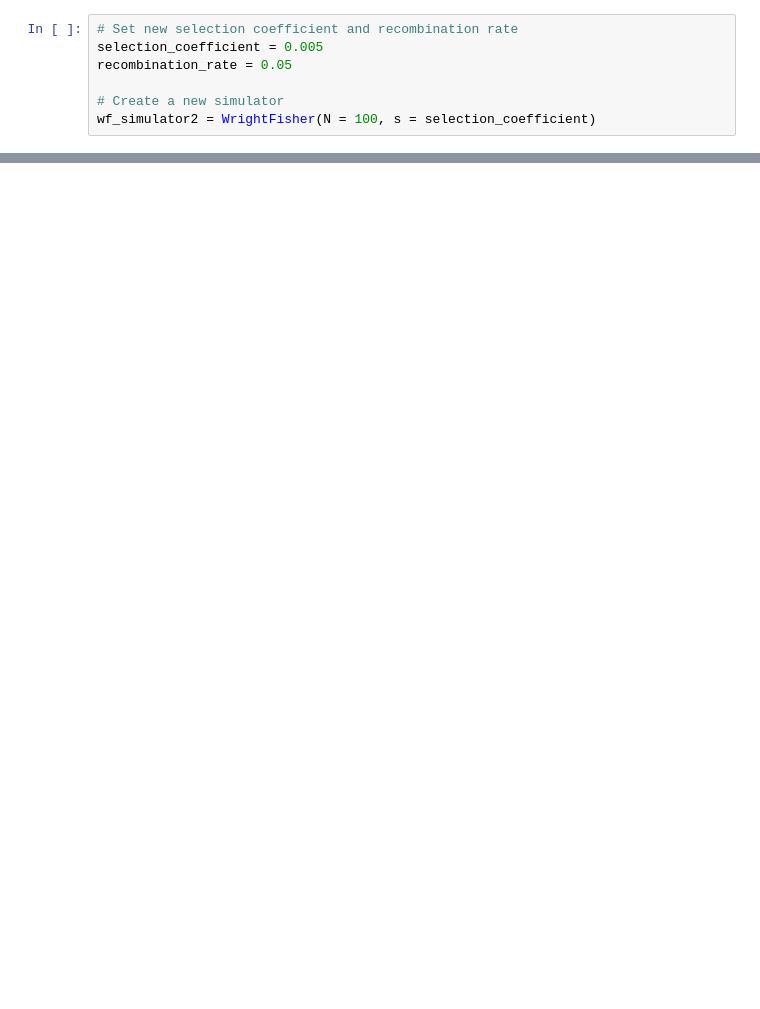
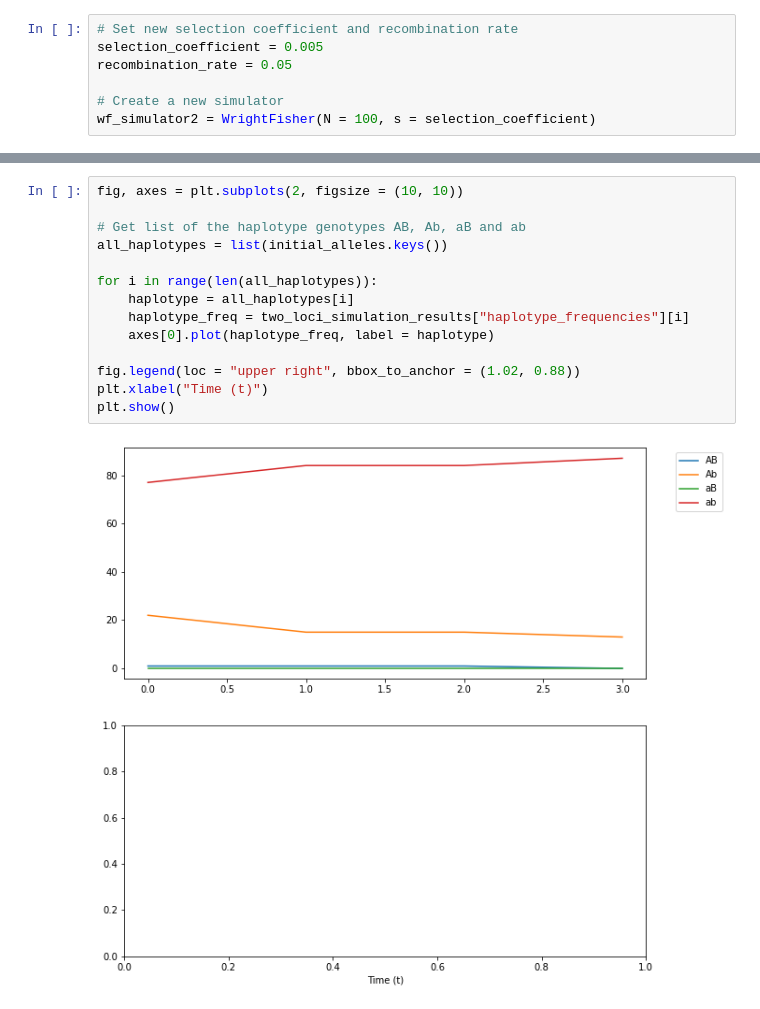
Before and after one commit to TomMakesThings/Wright-Fisher-Simulator, a Jupyter notebook: WrightFisher.ipynb, the cells around one changed output, grey strips where cells are left out. Cells and saved outputs as stored; diff of their text form; blank space fills up the shorter version.

```diff
--- a/WrightFisher.ipynb
+++ b/WrightFisher.ipynb
@@ -555,0 +625,16 @@ plt.show()
+# %%
+fig, axes = plt.subplots(2, figsize = (10, 10))
+
+# Get list of the haplotype genotypes AB, Ab, aB and ab
+all_haplotypes = list(initial_alleles.keys())
+
+for i in range(len(all_haplotypes)):
+    haplotype = all_haplotypes[i]
+    haplotype_freq = two_loci_simulation_results["haplotype_frequencies"][i]
+    axes[0].plot(haplotype_freq, label = haplotype)
+
+fig.legend(loc = "upper right", bbox_to_anchor = (1.02, 0.88))
+plt.xlabel("Time (t)")
+plt.show()
+# %% [output]
+[figure, added]
```
Also changed, not shown: parts of 10 cells of this notebook, 5 other files.
